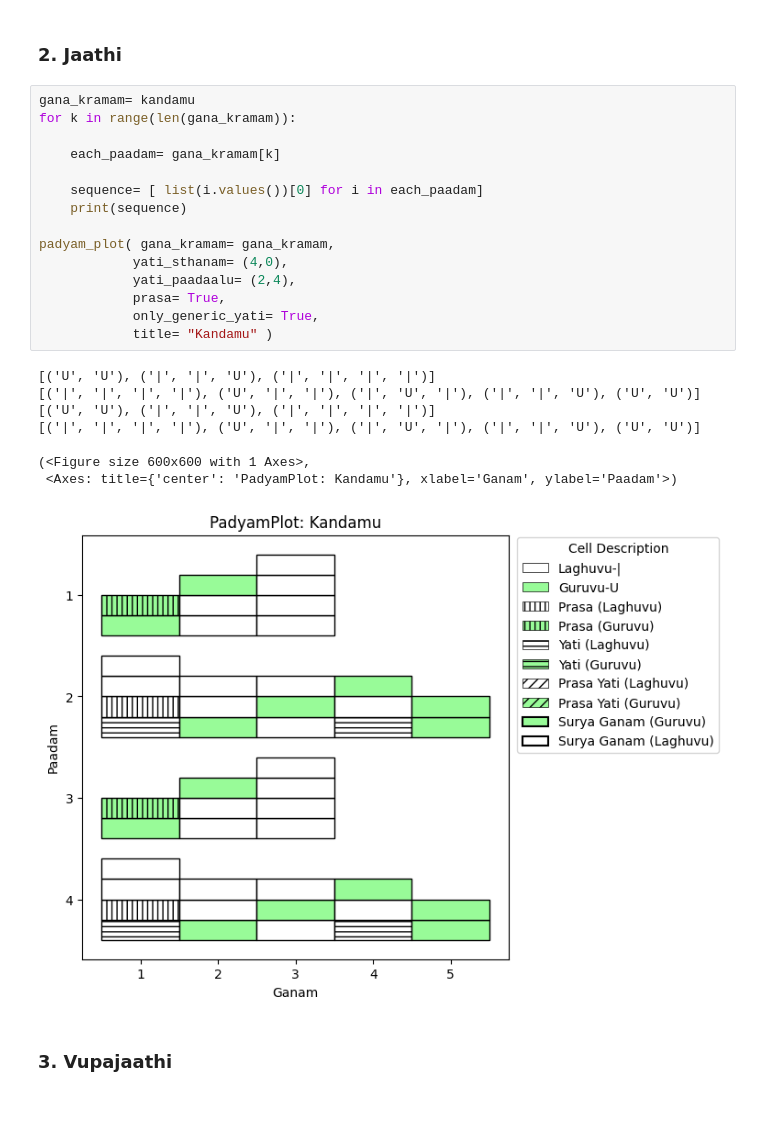
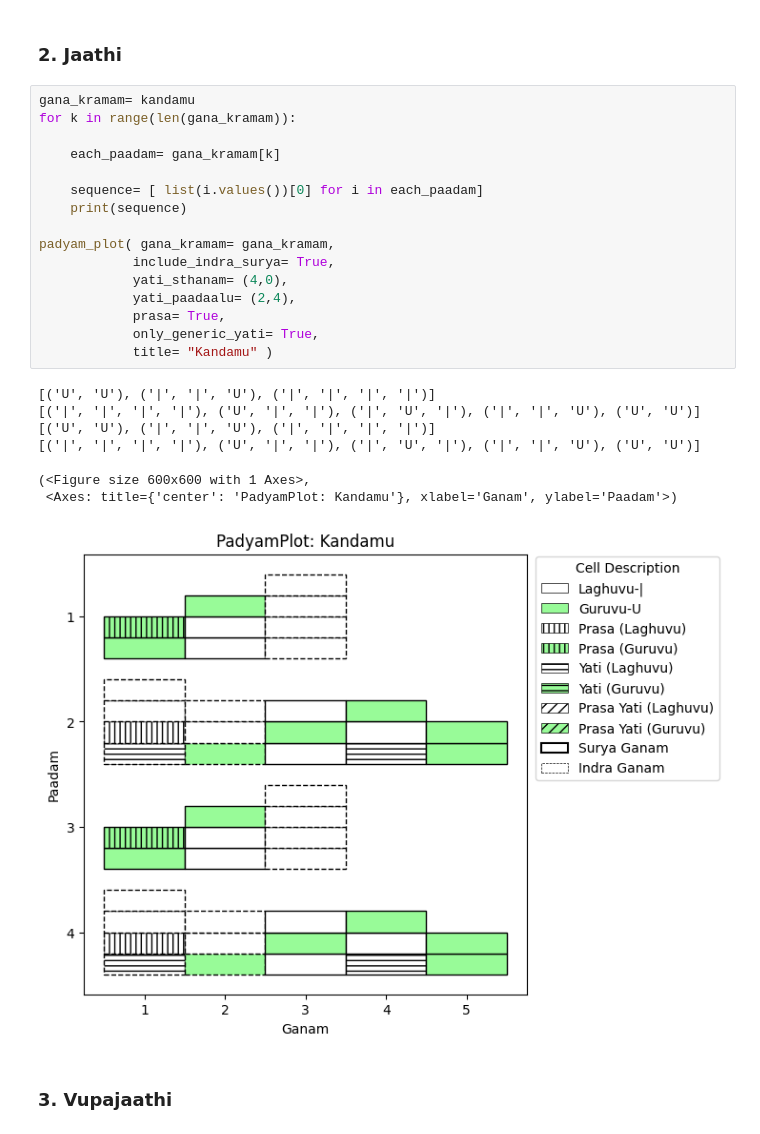
Before and after one commit to BodduSriPavan-111/chandassu, a Jupyter notebook: examples/PadyamPlot.ipynb, the cells around one changed output. Saved outputs shown, nothing was run; the diff lists cells and outputs as text; blank space fills up the shorter version.

```diff
--- a/examples/PadyamPlot.ipynb
+++ b/examples/PadyamPlot.ipynb
@@ -167,26 +183,27 @@ padyam_plot(
 # %%
 gana_kramam= kandamu
 for k in range(len(gana_kramam)):
 
     each_paadam= gana_kramam[k]
 
     sequence= [ list(i.values())[0] for i in each_paadam]
     print(sequence)
 
 padyam_plot( gana_kramam= gana_kramam,
+            include_indra_surya= True,
             yati_sthanam= (4,0),
             yati_paadaalu= (2,4),
             prasa= True,
             only_generic_yati= True,
             title= "Kandamu" )
 # %% [output]
 [('U', 'U'), ('|', '|', 'U'), ('|', '|', '|', '|')]
 [('|', '|', '|', '|'), ('U', '|', '|'), ('|', 'U', '|'), ('|', '|', 'U'), ('U', 'U')]
 [('U', 'U'), ('|', '|', 'U'), ('|', '|', '|', '|')]
 [('|', '|', '|', '|'), ('U', '|', '|'), ('|', 'U', '|'), ('|', '|', 'U'), ('U', 'U')]
 (<Figure size 600x600 with 1 Axes>,
  <Axes: title={'center': 'PadyamPlot: Kandamu'}, xlabel='Ganam', ylabel='Paadam'>)
-[figure, old version]
+[figure, new version]
 # %% [markdown]
 ### 3. Vupajaathi
 # %%
```
Also changed, not shown: parts of 4 cells of this notebook, 1 other file.
